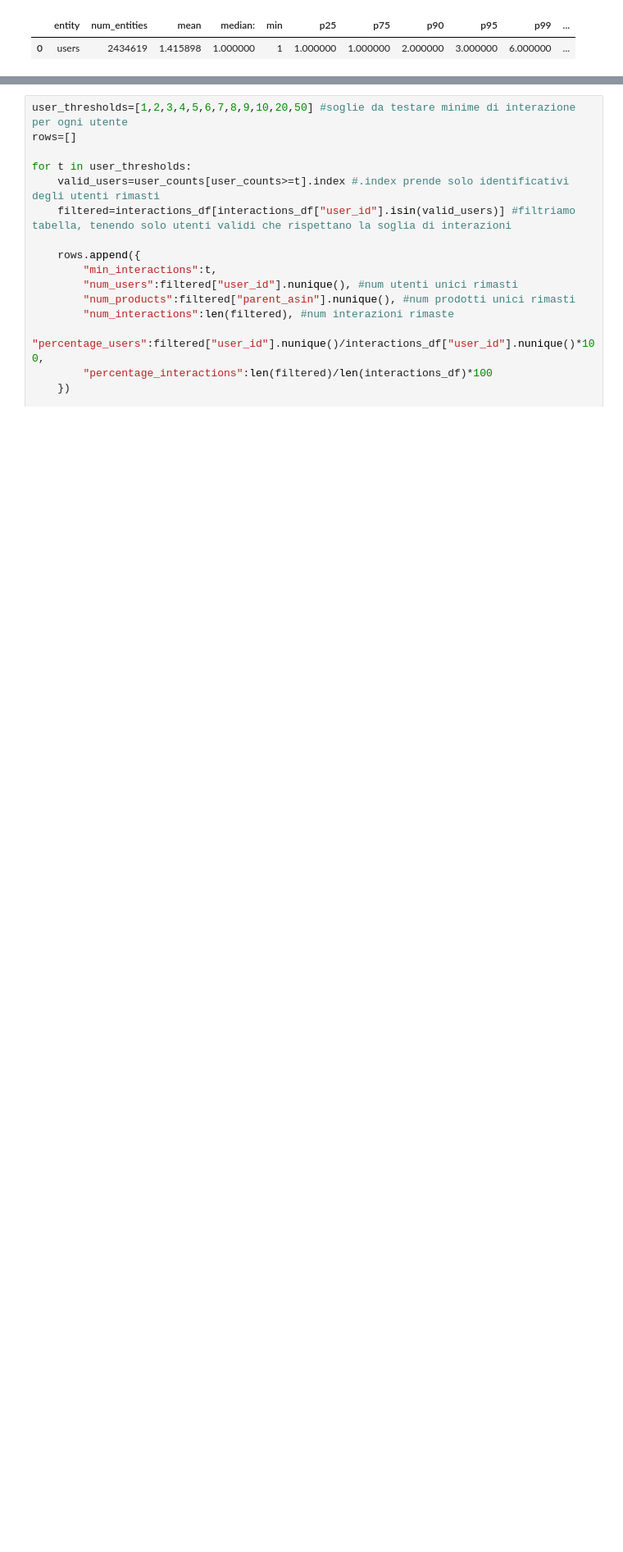
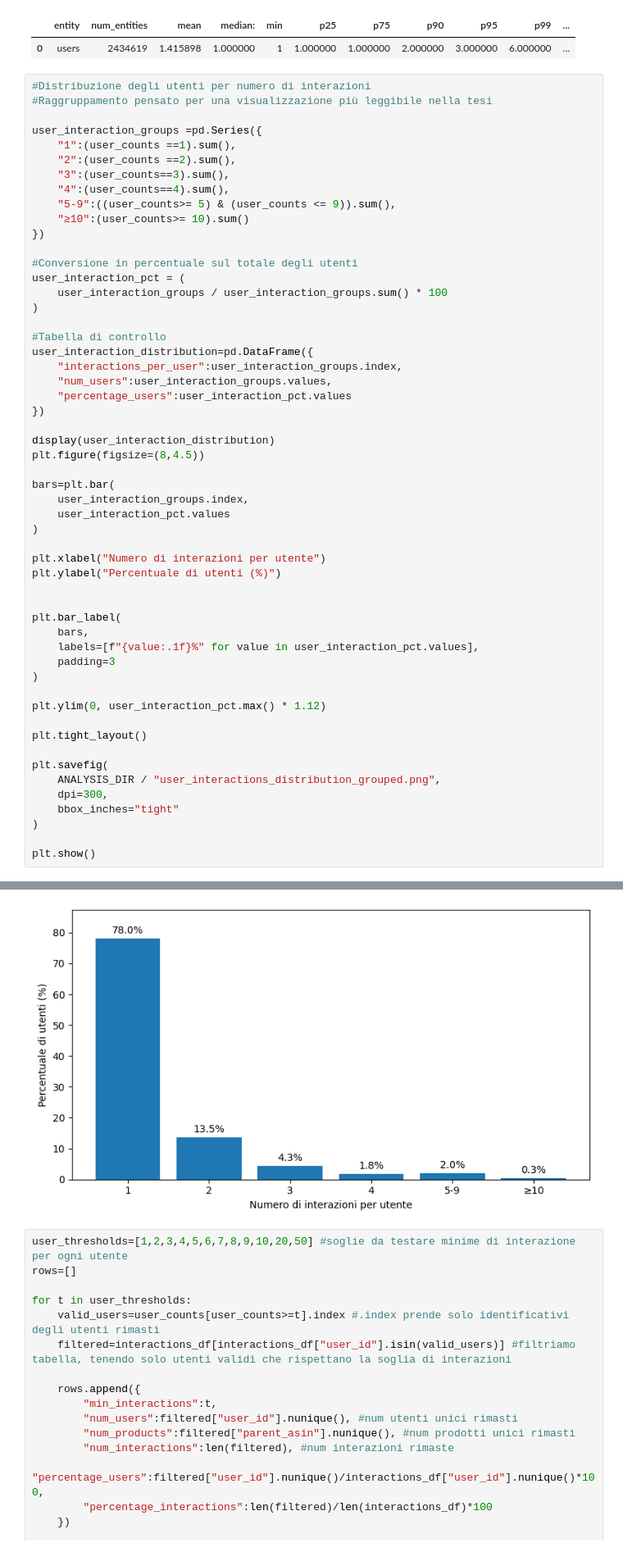
Before and after one commit to arsid2828/Tesi-ecommerce, a Jupyter notebook: notebooks/02_explore_electronics_dataset.ipynb, the cells around one changed output, grey strips where cells are left out. Shown at 82% size. Drawn from its saved outputs; the diff is of its cells as text; blank space fills up the shorter version.

```diff
--- a/notebooks/02_explore_electronics_dataset.ipynb
+++ b/notebooks/02_explore_electronics_dataset.ipynb
@@ -439,3 +430,58 @@ user_summary
 # %% [output]
 |  | entity | num_entities | mean | median: | min | p25 | p75 | p90 | p95 | p99 | ... |
 | 0 | users | 2434619 | 1.415898 | 1.000000 | 1 | 1.000000 | 1.000000 | 2.000000 | 3.000000 | 6.000000 | ... |
+# %%
+#Distribuzione degli utenti per numero di interazioni
+#Raggruppamento pensato per una visualizzazione più leggibile nella tesi
+
+user_interaction_groups =pd.Series({
+    "1":(user_counts ==1).sum(),
+    "2":(user_counts ==2).sum(),
+    "3":(user_counts==3).sum(),
+    "4":(user_counts==4).sum(),
+    "5-9":((user_counts>= 5) & (user_counts <= 9)).sum(),
+    "≥10":(user_counts>= 10).sum()
+})
+
+#Conversione in percentuale sul totale degli utenti
+user_interaction_pct = (
+    user_interaction_groups / user_interaction_groups.sum() * 100
+)
+
+#Tabella di controllo
+user_interaction_distribution=pd.DataFrame({
+    "interactions_per_user":user_interaction_groups.index,
+    "num_users":user_interaction_groups.values,
+    "percentage_users":user_interaction_pct.values
+})
+
+display(user_interaction_distribution)
+plt.figure(figsize=(8,4.5))
+
+bars=plt.bar(
+    user_interaction_groups.index,
+    user_interaction_pct.values
+)
+
+plt.xlabel("Numero di interazioni per utente")
+plt.ylabel("Percentuale di utenti (%)")
+
+
+plt.bar_label(
+    bars,
+    labels=[f"{value:.1f}%" for value in user_interaction_pct.values],
+    padding=3
+)
+
+plt.ylim(0, user_interaction_pct.max() * 1.12)
+
+plt.tight_layout()
+
+plt.savefig(
+    ANALYSIS_DIR / "user_interactions_distribution_grouped.png",
+    dpi=300,
+    bbox_inches="tight"
+)
+
+plt.show()
+# %% [output]
@@ -442,3 +495,4 @@ user_summary
+[figure, added]
 # %%
 user_thresholds=[1,2,3,4,5,6,7,8,9,10,20,50] #soglie da testare minime di interazione per ogni utente
 rows=[]
```
Also changed, not shown: parts of 7 cells of this notebook, 9 other files.
